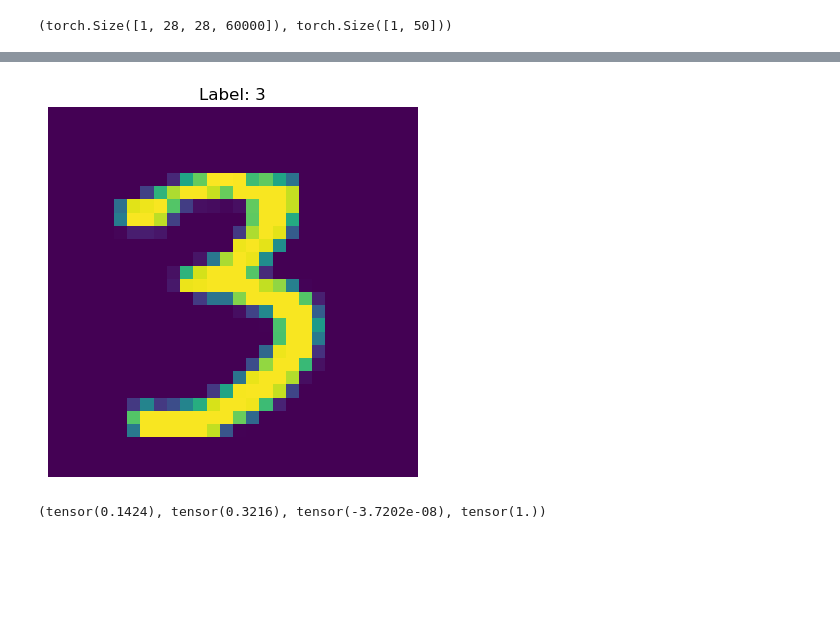
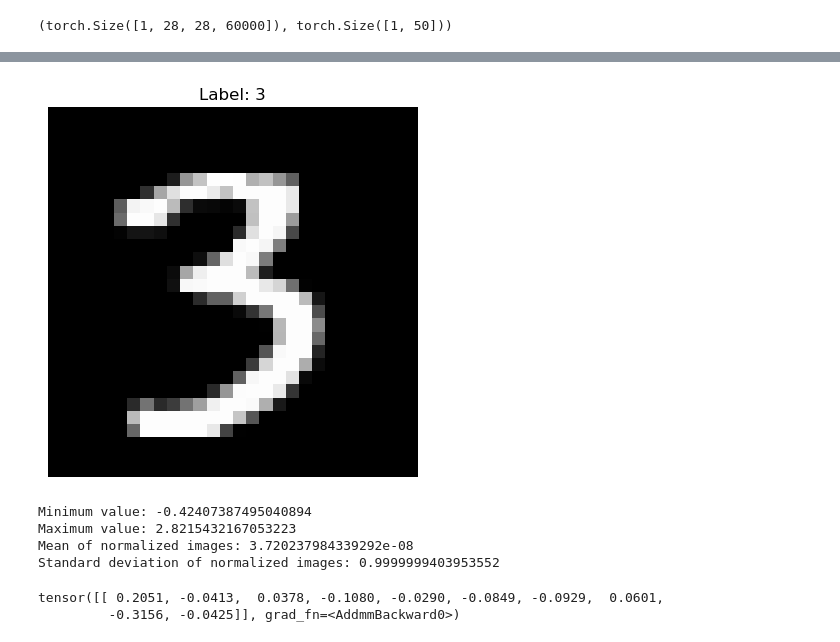
Before and after one commit to jaime-carbo/mnist-tfg, a Jupyter notebook: mnist.ipynb, the cells around one changed output, grey strips where cells are left out. Drawn from its saved outputs; the diff is of its cells as text; code cells hidden in the pictures; blank space fills up the shorter version.

```diff
--- a/mnist.ipynb
+++ b/mnist.ipynb
@@ -51,22 +50,33 @@ mean, std
-# %%
-from torchvision import datasets, transforms
-data_path = './data/'
-mnist_train = datasets.MNIST(
-    data_path, train=True, download=True,
-    transform=transforms.Compose([
-        transforms.ToTensor(),
-        transforms.Normalize((mean), (std))
-    ]))
-
-index = 10000
-image2, label = mnist_train[index]
-
-# Plot the image
-plt.imshow(image.squeeze())
-plt.title(f'Label: {label}')
-plt.axis('off')
-plt.show()
-image2.mean(), image2.std(), image2.min(), image2.max()
-# %% [output]
-[figure, removed]
-(tensor(0.1424), tensor(0.3216), tensor(-3.7202e-08), tensor(1.))
+# %%
+transform = transforms.Compose([
+    transforms.ToTensor(),
+    transforms.Normalize(mean, std)
+])
+
+mnist_train_normalized = datasets.MNIST(
+    data_path, train=True, download=True,
+    transform=transform
+)
+
+imgs_train_normalized = torch.stack([img for img, _ in mnist_train_normalized], dim = 3)
+
+index = 10000
+image2, label2 = mnist_train_normalized[index]
+plt.imshow(image.squeeze(), cmap='gray')
+plt.title(f'Label: {label2}')
+plt.axis('off')
+plt.show()
+min_value = torch.min(imgs_train_normalized)
+max_value = torch.max(imgs_train_normalized)
+mean_normalized = imgs_train_normalized.view(1, -1).mean(dim=1).item()
+std_normalized = imgs_train_normalized.view(1, -1).std().item()
+print("Minimum value:", min_value.item())
+print("Maximum value:", max_value.item())
+print("Mean of normalized images:", mean_normalized)
+print("Standard deviation of normalized images:", std_normalized)
+# %% [output]
+[figure, added]
+Minimum value: -0.42407387495040894
+Maximum value: 2.8215432167053223
+Mean of normalized images: 3.720237984339292e-08
+Standard deviation of normalized images: 0.9999999403953552
@@ -72,0 +88,24 @@ image2.mean(), image2.std(), image2.min(), image2.max()
+# %%
+import torch.nn.functional as F
+
+class Net(nn.Module):
+    def __init__(self):
+        super().__init__()
+        self.conv1 = nn.Conv2d(1, 16, kernel_size=3, padding=1)
+        self.conv2 = nn.Conv2d(16, 8, kernel_size=3, padding=1)
+        self.fc1 = nn.Linear(8 * 7 * 7, 32)  # Adjusted input size
+        self.fc2 = nn.Linear(32, 10)  # Adjusted output size
+
+    def forward(self, x):
+        out = F.max_pool2d(torch.tanh(self.conv1(x)), 2)
+        out = F.max_pool2d(torch.tanh(self.conv2(out)), 2)
+        out = out.view(-1, 8 * 7 * 7)  # Adjusted input size
+        out = torch.tanh(self.fc1(out))
+        out = self.fc2(out)
+        return out
+
+model = Net()
+model(image2.unsqueeze(0))
+# %% [output]
+tensor([[ 0.2051, -0.0413,  0.0378, -0.1080, -0.0290, -0.0849, -0.0929,  0.0601,
+         -0.3156, -0.0425]], grad_fn=<AddmmBackward0>)
```
Also changed, not shown: parts of 9 cells of this notebook.
